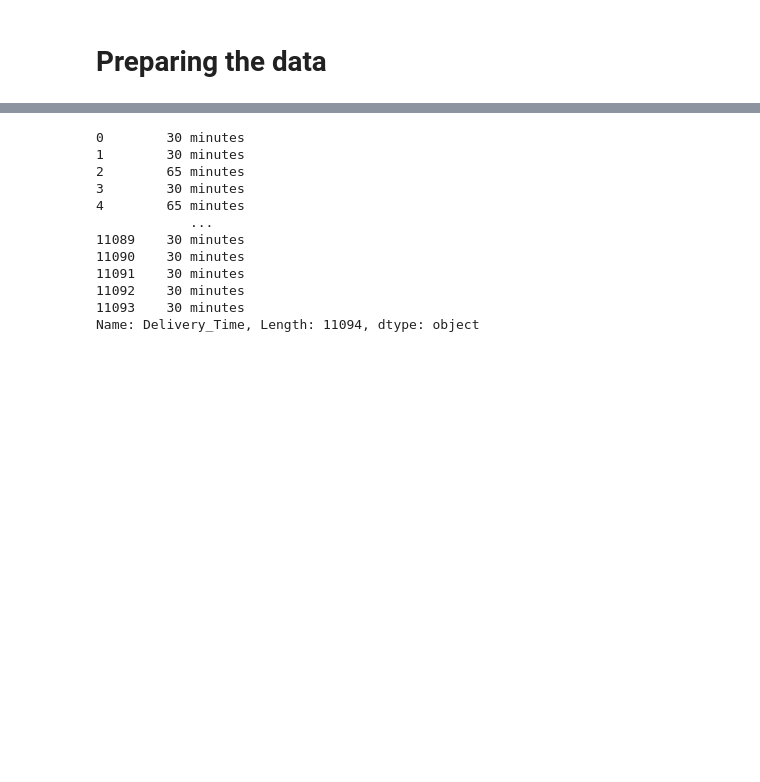
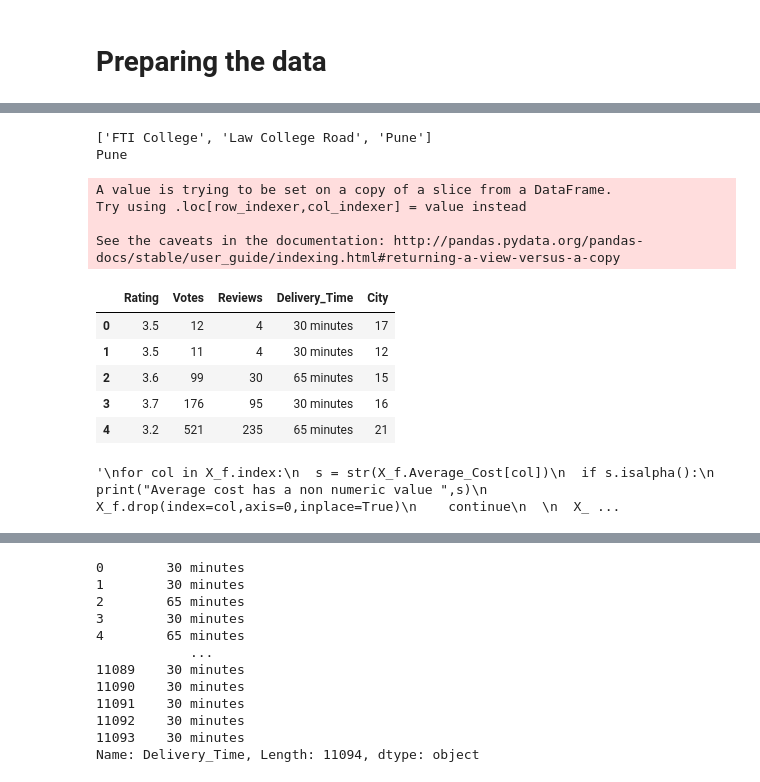
Before and after one commit to skhadirahmed/Colab, a Jupyter notebook: Food Delivery/MH_Food_delivery_time.ipynb, the cells around one changed output, grey strips where cells are left out. Drawn from its saved outputs; the diff is of its cells as text; code cells hidden in the pictures; blank space fills up the shorter version.

```diff
--- a/Food Delivery/MH_Food_delivery_time.ipynb
+++ b/Food Delivery/MH_Food_delivery_time.ipynb
@@ -75,0 +82,7 @@ See the caveats in the documentation: http://pandas.pydata.org/pandas-docs/stabl
+# %%
+print(l.rsplit(sep=", "))
+city = l.rsplit(sep=", ")[-1]
+print(city)
+# %% [output]
+['FTI College', 'Law College Road', 'Pune']
+Pune
@@ -76,3 +96,44 @@ See the caveats in the documentation: http://pandas.pydata.org/pandas-docs/stabl
+# %%
+from sklearn import preprocessing
+le = preprocessing.LabelEncoder()
+
+city = getCity(X_f.Location)
+#le.fit(city)
+X_f["City"] = le.fit_transform(city)
+X_f = X_f.drop("Location",axis=1)
+# %% [output]
+A value is trying to be set on a copy of a slice from a DataFrame.
+Try using .loc[row_indexer,col_indexer] = value instead
+
+See the caveats in the documentation: http://pandas.pydata.org/pandas-docs/stable/user_guide/indexing.html#returning-a-view-versus-a-copy
+# %%
+X_f.head()
+# %% [output]
+|  | Rating | Votes | Reviews | Delivery_Time | City |
+| 0 | 3.5 | 12 | 4 | 30 minutes | 17 |
+| 1 | 3.5 | 11 | 4 | 30 minutes | 12 |
+| 2 | 3.6 | 99 | 30 | 65 minutes | 15 |
+| 3 | 3.7 | 176 | 95 | 30 minutes | 16 |
+| 4 | 3.2 | 521 | 235 | 65 minutes | 21 |
+# %%
+X_f.Rating.replace(["NEW","-","Opening Soon",'Temporarily Closed'],2.5,inplace=True)
+X_f.Votes.replace(["-"],0,inplace=True)
+X_f.Reviews.replace(["-"],0,inplace=True)
+'''
+for col in X_f.index:
+  s = str(X_f.Average_Cost[col])
+  if s.isalpha():
+    print("Average cost has a non numeric value ",s)
+    X_f.drop(index=col,axis=0,inplace=True)
+    continue
+
+  X_f.Average_Cost[col]=X_f.Average_Cost[col].replace("₹","")
+  X_f.Average_Cost[col]=X_f.Average_Cost[col].replace(",","")
+  X_f.Minimum_Order[col]=X_f.Minimum_Order[col].replace("₹","")
+  X_f.Minimum_Order[col]=X_f.Minimum_Order[col].replace(",","")
+'''
+# %% [output]
+'\nfor col in X_f.index:\n  s = str(X_f.Average_Cost[col])\n  if s.isalpha():\n    print("Average cost has a non numeric value ",s)\n    X_f.drop(index=col,axis=0,inplace=True)\n    continue\n  \n  X_ ...
 # %%
 X_f
 # %% [output]
```
Also changed, not shown: parts of 26 cells of this notebook.
